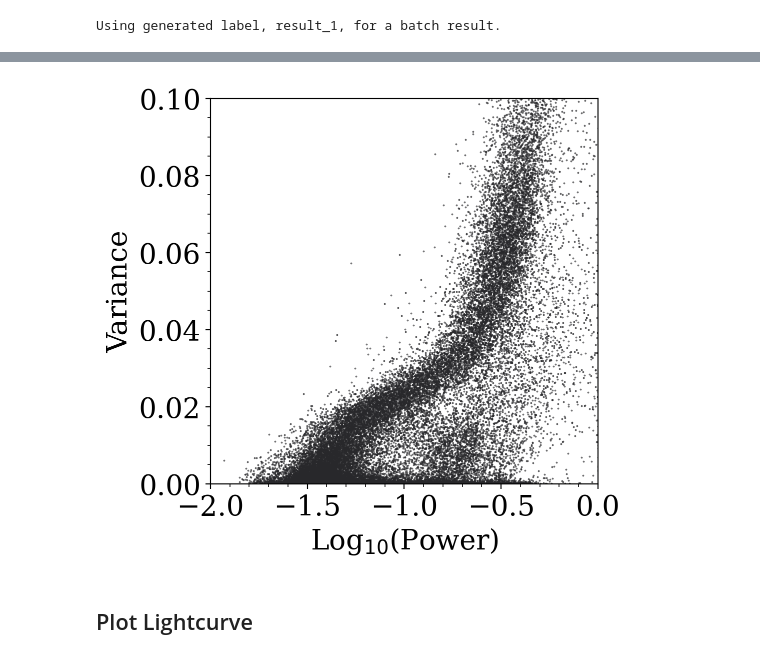
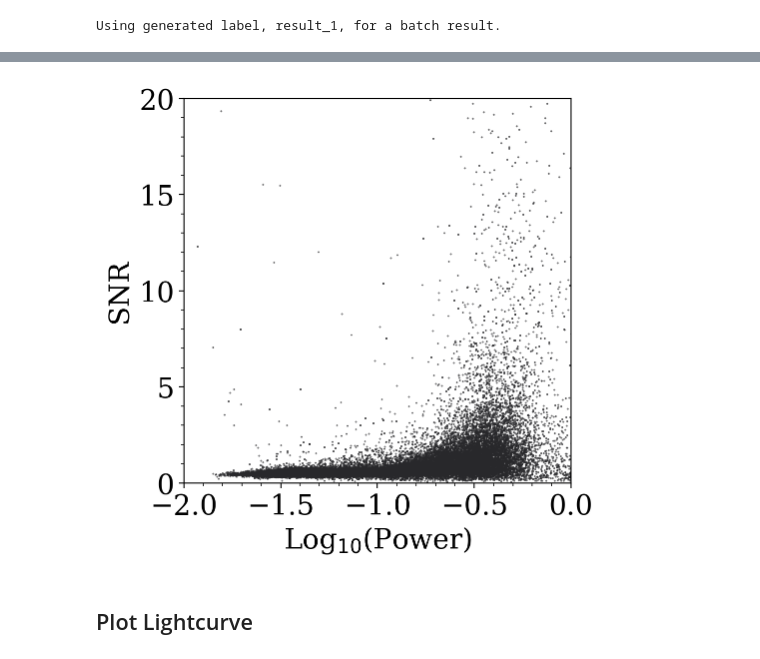
Before and after one commit to lincc-frameworks/MWGaia-DN_Introductory_School, a Jupyter notebook: Notebook_2_Testing Basic LSDB + Tape Features.ipynb, the cells around one changed output, grey strips where cells are left out. Saved outputs shown, nothing was run; the diff lists cells and outputs as text; code cells hidden in the pictures.

```diff
--- a/Notebook_2_Testing Basic LSDB + Tape Features.ipynb
+++ b/Notebook_2_Testing Basic LSDB + Tape Features.ipynb
@@ -274,27 +274,6 @@ def compute_optimized_periodogram_grid(x0, oversampling_factor=5, nyquist_factor
     return frequencies
 
 
-def calc_invNeumann(t, mag, wstd):
-    """Calculate the time-weighted inverse Von Neumann stat.
-        Source: https://github.com/ZwickyTransientFacility/scope/blob/5a67134ab2cf41d0aab2c1b8920f63a67b48362e/tools/featureGeneration/lcstats.py#L69
-    """
-    dt = t[1:] - t[:-1]
-    dm = mag[1:] - mag[:-1]
-
-    w = (dt) ** -2  # inverse deltat weighted
-    eta = np.sum(w * dm**2)
-    eta /= np.sum(w) * wstd**2
-
-    return eta**-1
-
-
-def calc_NormExcessVar(mag, err, N, wmean):
-    """    Source: https://github.com/ZwickyTransientFacility/scope/blob/5a67134ab2cf41d0aab2c1b8920f63a67b48362e/tools/featureGeneration/lcstats.py#L69
-    """
-    stat = np.sum((mag - wmean) ** 2 - err**2)
-    stat /= N * wmean**2
-    return stat
-
 def calc_features(time, mag, magerr, flag, band):
     """Calculate the skewness and kurtosis of a light curve for good detections in r-band."""
 
@@ -318,19 +297,16 @@ def calc_features(time, mag, magerr, flag, band):
                                                     oversampling_factor=0.3, nyquist_factor=100)
         power = lsp.power(f_grid)
         period = 1/f_grid
+
+        # Rough SNR of the periodogram (see MW Coughlin et al. 2021)
         snr = (max(power)-np.mean(power))/np.std(power)
 
-        # Other featues to compute
-        neu = calc_invNeumann(time_, mag_, np.nanstd(mag_))
-        noe = calc_NormExcessVar(mag_, magerr_, len(mag_), np.nanstd(mag_))
-        var = np.var(mag_)
-        var_tar = np.var(mag_)**2
-        Nsig = len(mag_[mag_ > np.nanmedian(mag_)])
+        # Number of detections
         Nphot = len(time_)
 
-        return period[np.argmax(power)], power[np.argmax(power)], snr, np.nanmean(mag), neu, noe, var, var_tar, Nsig, Nphot
+        return period[np.argmax(power)], power[np.argmax(power)], snr, np.nanmean(mag), Nphot
     else:
-        return 0, 0, 0, 0, 0, 0, 0, 0, 0, 0,
+        return 0, 0, 0, 0, 0
 # %%
 res2 = ens.batch(
     calc_features, "mjd_ztf_source", "mag_ztf_source",
@@ -370,12 +366,12 @@ table.drop(columns=['result'], inplace=True)
 # %%
 plt.figure(figsize=(5,5))
-plt.scatter(np.log10(table['power']), table['var'], s=0.1, color="#28282B")
-plt.ylim(0, 0.1)
+plt.scatter(np.log10(table['power']), table['neu'], s=0.1, color="#28282B")
+plt.xlabel("Log$_{10}$(Power)")
+plt.ylabel("SNR")
 plt.xlim(-2, 0)
-plt.xlabel("Log$_{10}$(Power)")
-plt.ylabel("Variance")
+plt.ylim(0, 20)
 plt.minorticks_on()
 # %% [output]
-[figure, old version]
+[figure, new version]
 # %% [markdown]
 ## Plot Lightcurve
```
Also changed, not shown: parts of 4 cells of this notebook.
